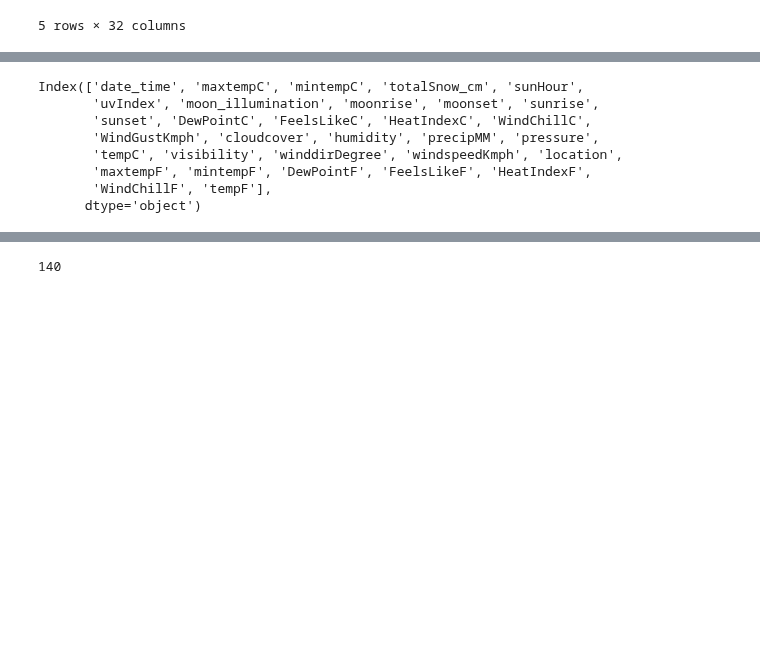
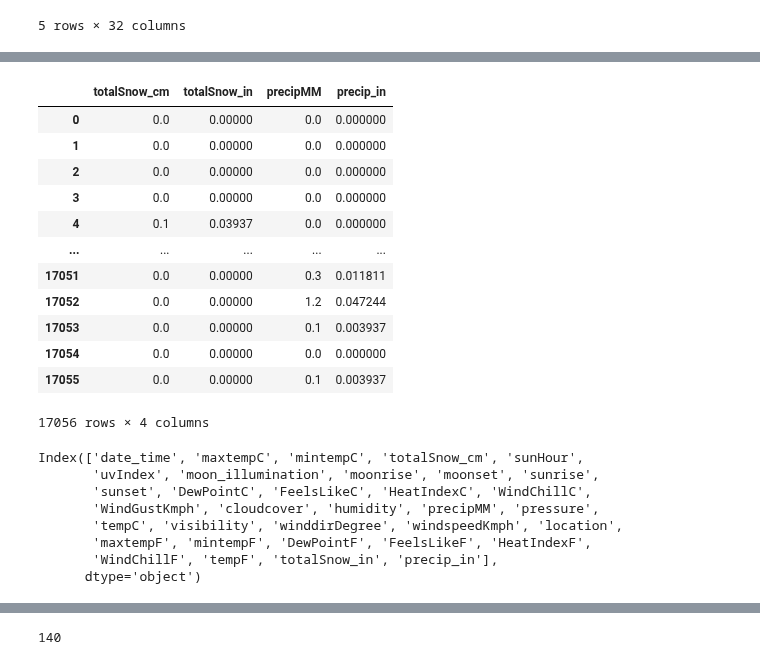
Before and after one commit to BloomTech-Labs/Labs26-Citrics-DS-TeamA, a Jupyter notebook: notebooks/Historic_Weather.ipynb, the cells around one changed output, grey strips where cells are left out. Saved outputs shown, nothing was run; the diff lists cells and outputs as text; code cells hidden in the pictures; blank space fills up the shorter version.

```diff
--- a/notebooks/Historic_Weather.ipynb
+++ b/notebooks/Historic_Weather.ipynb
@@ -197,9 +197,7 @@ Name: tempC, dtype: float64
 # to_fahr function
 
 def to_fahr(temp: float, system="celsius") -> float:
-    """
-    Converts temperature in celsius or kelvin to fahrenheit.
-    """
+    """Converts temperature in celsius or kelvin to fahrenheit."""
     if type(system) != str:
         raise Exception(TypeError (f'Invalid system type {type(system)}, expected {str}'))
     elif system == "celsius":
@@ -208,6 +206,20 @@ def to_fahr(temp: float, system="celsius") -> float:
         return ((temp * 9) / 5) - 459.67
     else:
         raise Exception(ValueError (f'Invalid system parameter "{system}"'))
+
+# to_inch function
+
+def to_inch(x: float, mag="cm") -> float:
+    """
+    Converts metric values to inches
+    mag (magnitude) <- specifies what metric measurement is used,
+                       cm, mm, etc. with cm as the default
+    """
+    if mag == "cm":
+        return x / 2.54
+
+    elif mag == "mm":
+        return x / 25.4
 # %%
 # Applying to_fahr function to jan_2009 temp. stats
 # in order to insure that the function works properly:)
@@ -245,3 +257,9 @@ new_york.head()
 | 3 | 2009-01-01 18:00:00 | 0 | 0 | 0.0 | 8.7 | 2 | 31 | 11:07 AM | 10:50 PM | ... |
 | 4 | 2009-01-02 00:00:00 | 0 | 0 | 0.1 | 7.0 | 2 | 38 | 11:28 AM | 11:54 PM | ... |
 5 rows × 32 columns
+# %%
+new_york["totalSnow_in"] = new_york["totalSnow_cm"].apply(lambda x: to_inch(x))
+new_york["precip_in"] = new_york["precipMM"].apply(lambda x: to_inch(x, mag="mm"))
+
+print(new_york.shape)
+new_york.head()
@@ -248,3 +275,19 @@ new_york.head()
+# %%
+new_york[["totalSnow_cm", "totalSnow_in", "precipMM", "precip_in"]]
+# %% [output]
+|  | totalSnow_cm | totalSnow_in | precipMM | precip_in |
+| 0 | 0.0 | 0.00000 | 0.0 | 0.000000 |
+| 1 | 0.0 | 0.00000 | 0.0 | 0.000000 |
+| 2 | 0.0 | 0.00000 | 0.0 | 0.000000 |
+| 3 | 0.0 | 0.00000 | 0.0 | 0.000000 |
+| 4 | 0.1 | 0.03937 | 0.0 | 0.000000 |
+| ... | ... | ... | ... | ... |
+| 17051 | 0.0 | 0.00000 | 0.3 | 0.011811 |
+| 17052 | 0.0 | 0.00000 | 1.2 | 0.047244 |
+| 17053 | 0.0 | 0.00000 | 0.1 | 0.003937 |
+| 17054 | 0.0 | 0.00000 | 0.0 | 0.000000 |
+| 17055 | 0.0 | 0.00000 | 0.1 | 0.003937 |
+17056 rows × 4 columns
 # %%
 new_york.columns
 # %% [output]
@@ -254,7 +297,7 @@ Index(['date_time', 'maxtempC', 'mintempC', 'totalSnow_cm', 'sunHour',
        'WindGustKmph', 'cloudcover', 'humidity', 'precipMM', 'pressure',
        'tempC', 'visibility', 'winddirDegree', 'windspeedKmph', 'location',
        'maxtempF', 'mintempF', 'DewPointF', 'FeelsLikeF', 'HeatIndexF',
-       'WindChillF', 'tempF'],
+       'WindChillF', 'tempF', 'totalSnow_in', 'precip_in'],
       dtype='object')
 # %%
 # Re-subsetting jan_2009 to account for the Fahrenheit columns
```
Also changed, not shown: parts of 8 cells of this notebook, 5 other files.
